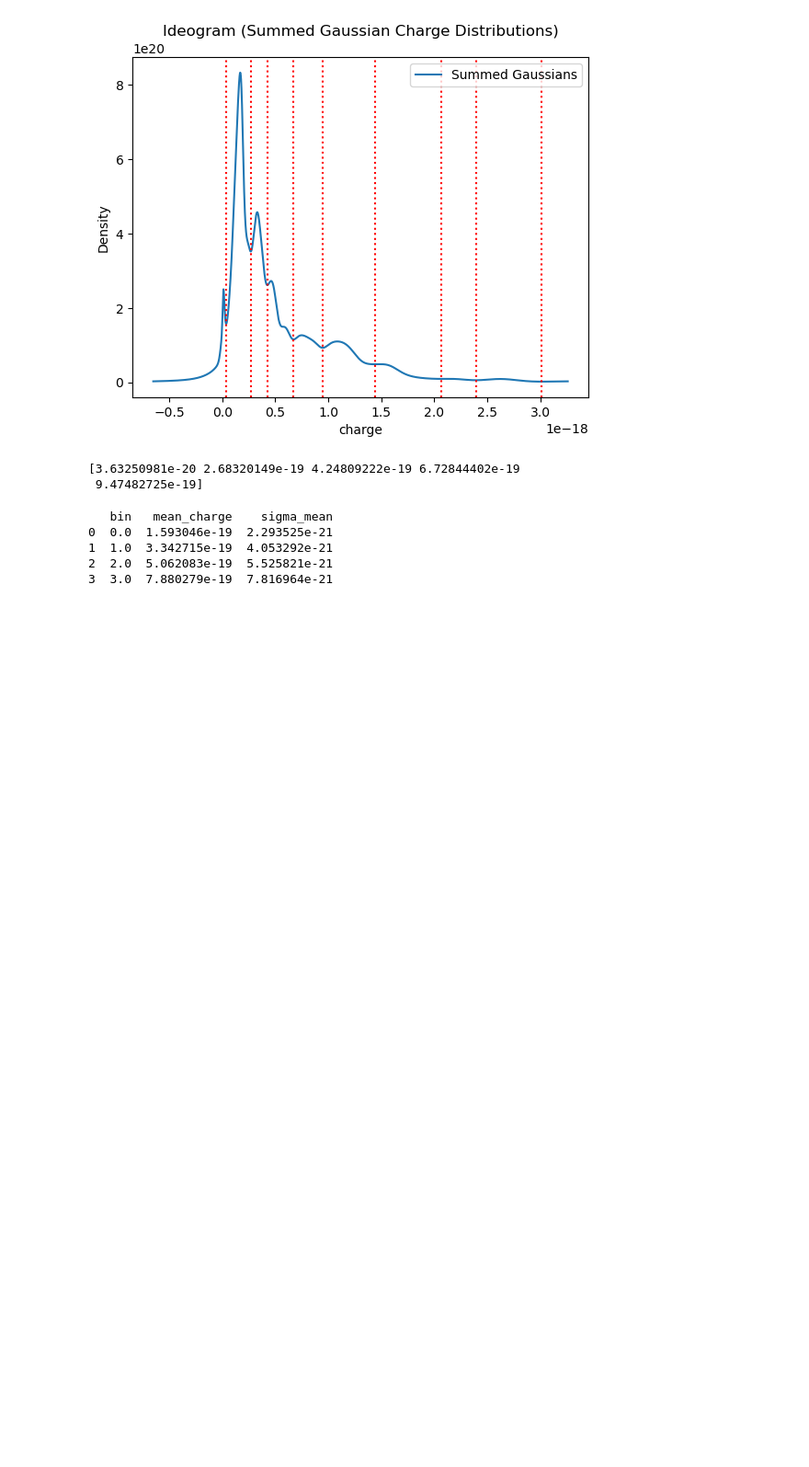
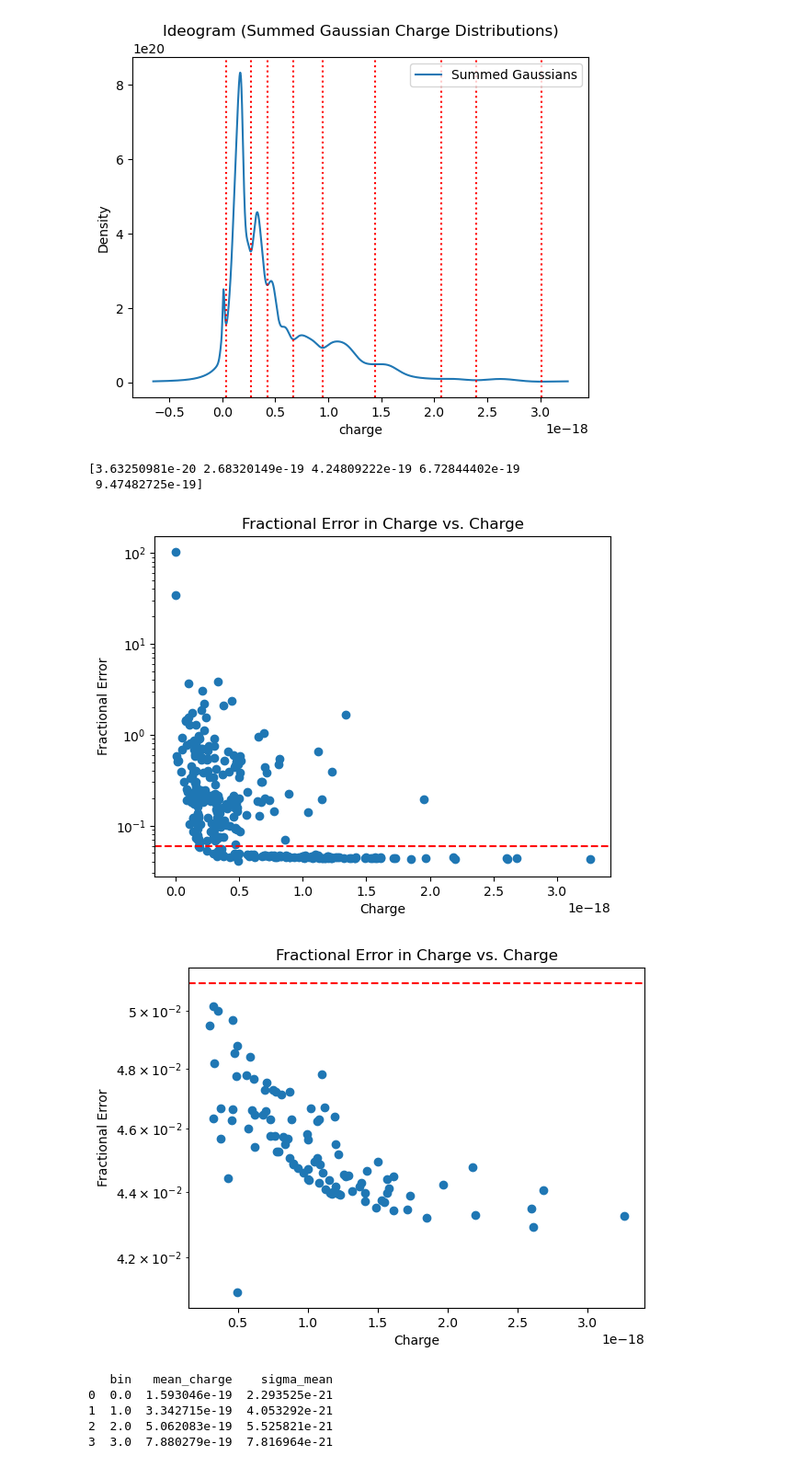
Before and after one commit to Steinburglar/advanced_exp, a Jupyter notebook: FAFO/TestLucas.ipynb, the cells around one changed output. Shown at 92% size. Cells and saved outputs as stored; diff of their text form; code cells hidden in the pictures; blank space fills up the shorter version.

Commit message:
experiments with data selection

```diff
--- a/FAFO/TestLucas.ipynb
+++ b/FAFO/TestLucas.ipynb
@@ -62,6 +45,13 @@ print(min_x)
 [figure]
 [3.63250981e-20 2.68320149e-19 4.24809222e-19 6.72844402e-19
  9.47482725e-19]
+# %%
+plot_fractional_error(class_q, class_sigma_q)
+prune_class_q, prune_class_sigma_q = prune_data(class_q, class_sigma_q, 0.051)
+plot_fractional_error(prune_class_q, prune_class_sigma_q, threshold=0.051)
+# %% [output]
+[figure, added]
+[figure, added]
 # %%
 binned_df = bin_charges(class_q, class_sigma_q, min_x)
 #display(binned_df)
```
Also changed, not shown: parts of 5 cells of this notebook, 7 other files.
